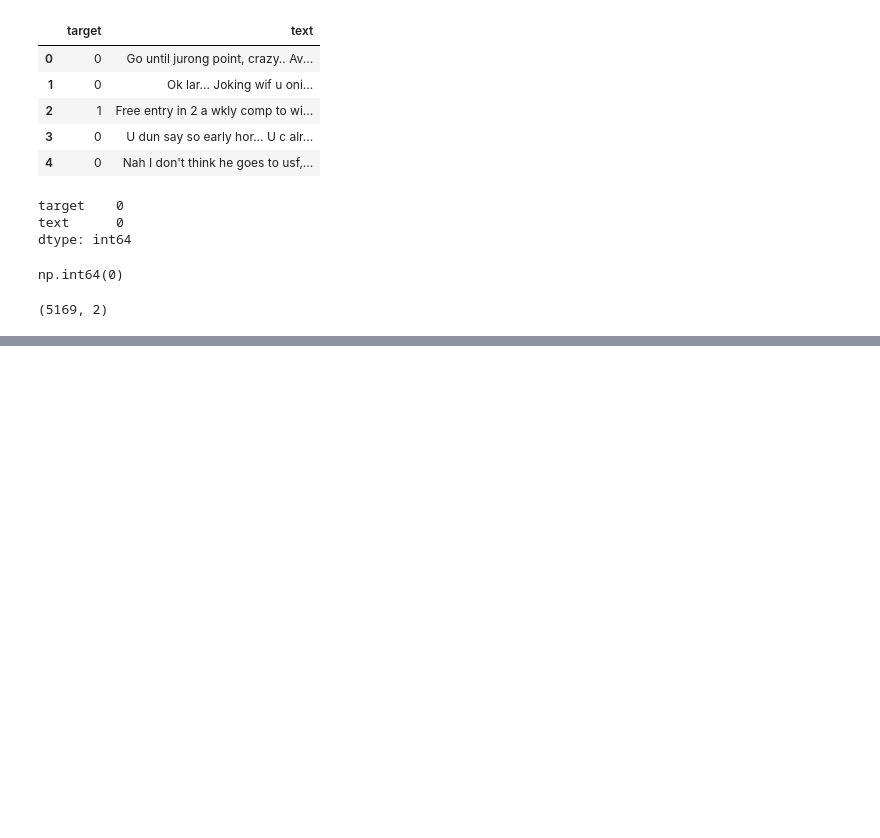
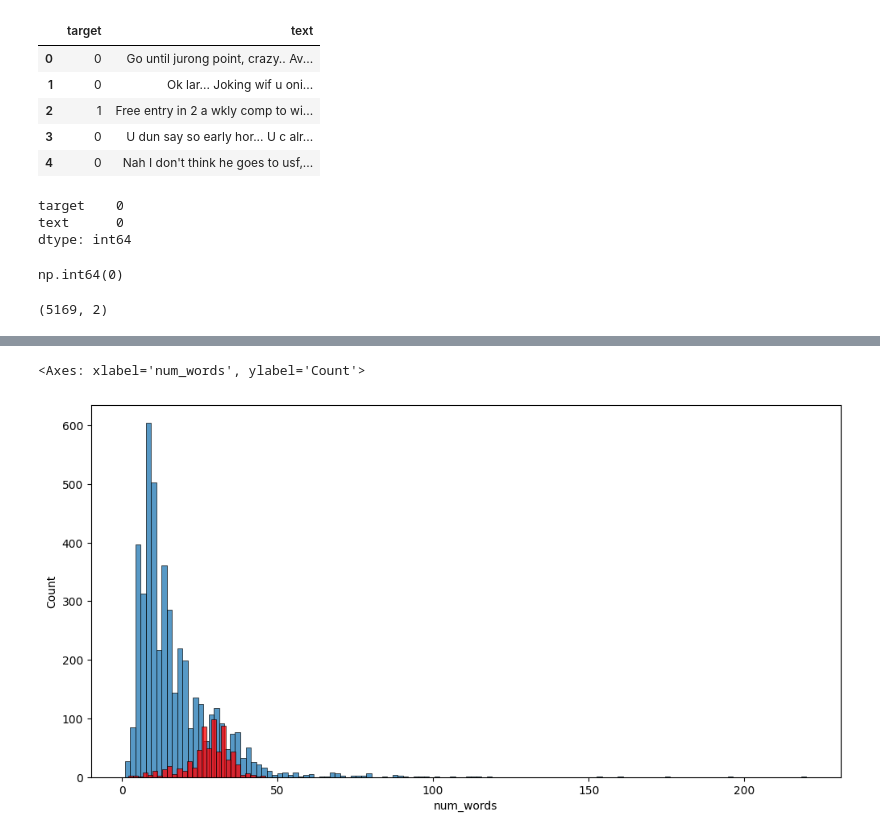
Before and after one commit to IbrahimBagwan1/ML-Project-Sms-Scam-Classify, a Jupyter notebook: notebook/CLASSIFY.ipynb, the cells around one changed output, grey strips where cells are left out. Cells and saved outputs as stored; diff of their text form; code cells hidden in the pictures; blank space fills up the shorter version.

```diff
--- a/notebook/CLASSIFY.ipynb
+++ b/notebook/CLASSIFY.ipynb
@@ -97,0 +132,3 @@ df.shape
+# %%
+# length of each messages, that is no of characters
+df['num_characters'] = df['text'].apply(len)
@@ -97,0 +144,5 @@ df.shape
+# %%
+# num of words
+import nltk
+nltk.download('punkt_tab')
+df['num_words'] = df['text'].apply(lambda x: len(nltk.word_tokenize(x)))
@@ -97,0 +162,3 @@ df.shape
+# %%
+# num of sentences in the text
+df['num_sentences'] = df['text'].apply(lambda x: len(nltk.sent_tokenize(x)))
@@ -97,0 +212,8 @@ df.shape
+# %%
+import seaborn as sns
+plt.figure(figsize=(12,6))
+sns.histplot(df[df['target']==0]['num_words'])
+sns.histplot(df[df['target']==1]['num_words'], color='red')
+# %% [output]
+<Axes: xlabel='num_words', ylabel='Count'>
+[figure, added]
```
Also changed, not shown: parts of 23 cells of this notebook, 1 other file.
